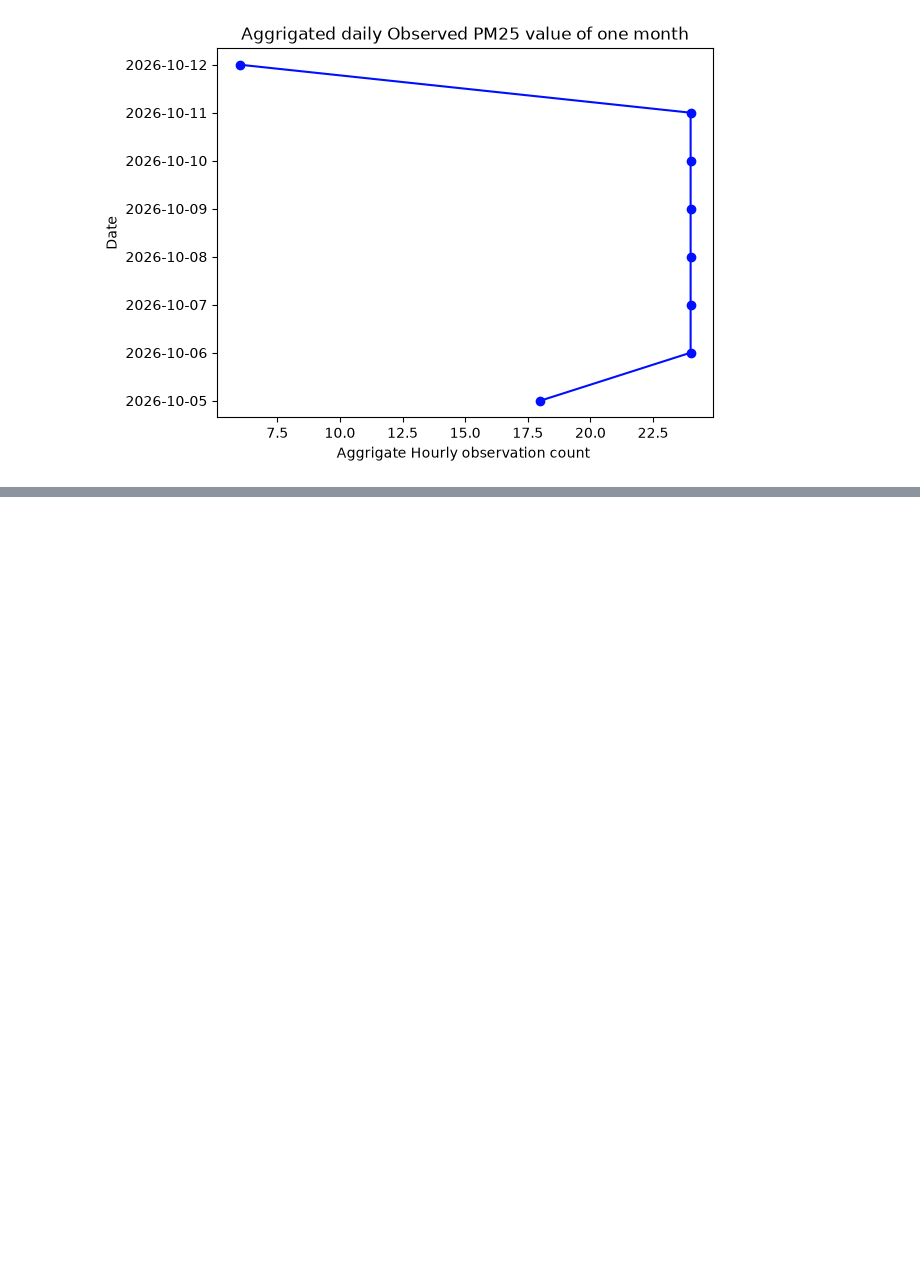
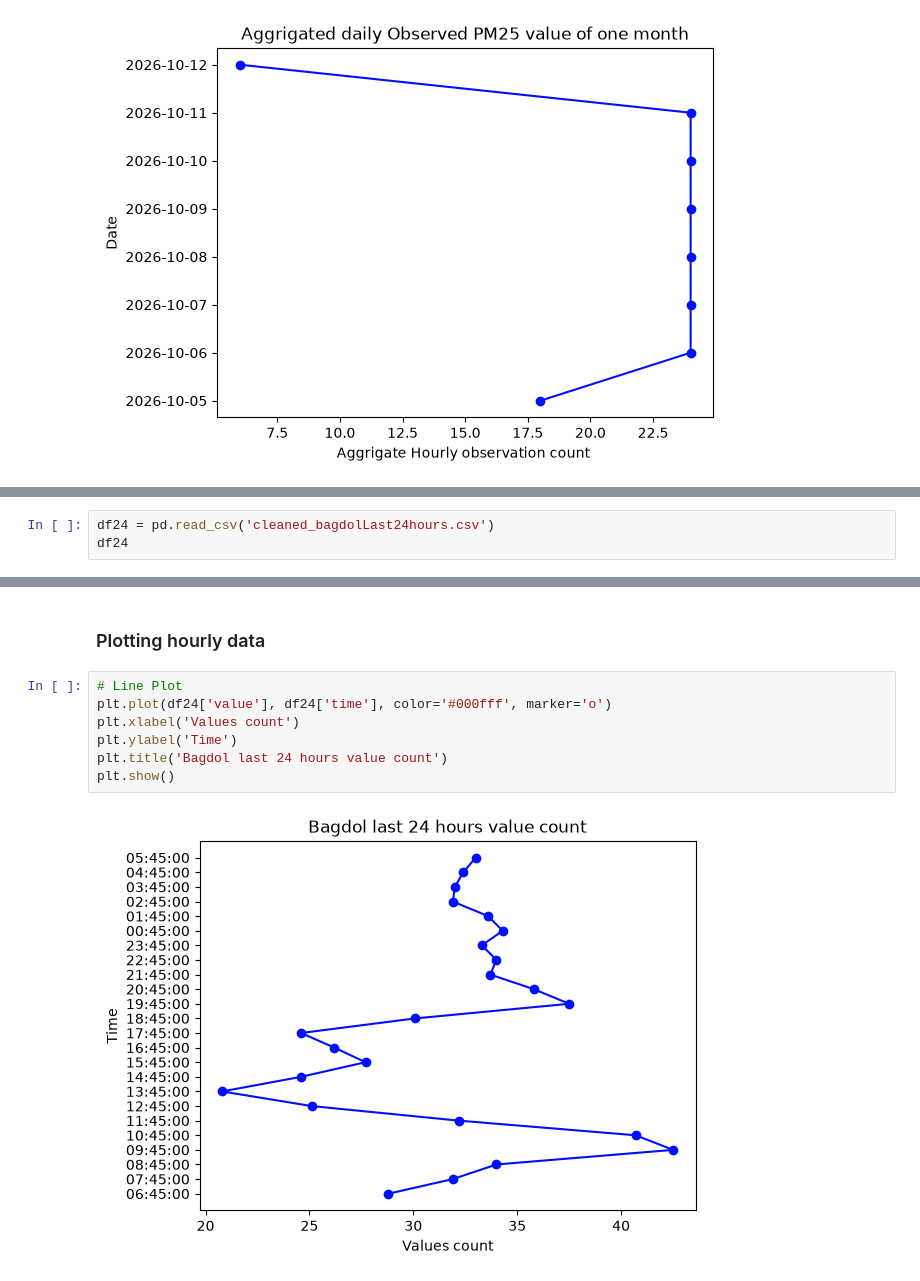
Before and after one commit to Laxmination/Kathmandu-PM2.5-Forecasting, a Jupyter notebook: pm25/Bagdol data analysis.ipynb, the cells around one changed output, grey strips where cells are left out. Cells and saved outputs as stored; diff of their text form; blank space fills up the shorter version.

Commit message:
bagdol last 24 hours data plotting

```diff
--- a/pm25/Bagdol data analysis.ipynb
+++ b/pm25/Bagdol data analysis.ipynb
@@ -270,0 +273,3 @@ plt.show()
+# %%
+df24 = pd.read_csv('cleaned_bagdolLast24hours.csv')
+df24
@@ -270,0 +310,11 @@ plt.show()
+# %% [markdown]
+### Plotting hourly data
+# %%
+# Line Plot
+plt.plot(df24['value'], df24['time'], color='#000fff', marker='o')
+plt.xlabel('Values count')
+plt.ylabel('Time')
+plt.title('Bagdol last 24 hours value count')
+plt.show()
+# %% [output]
+[figure, added]
```
Also changed, not shown: parts of 5 cells of this notebook.
